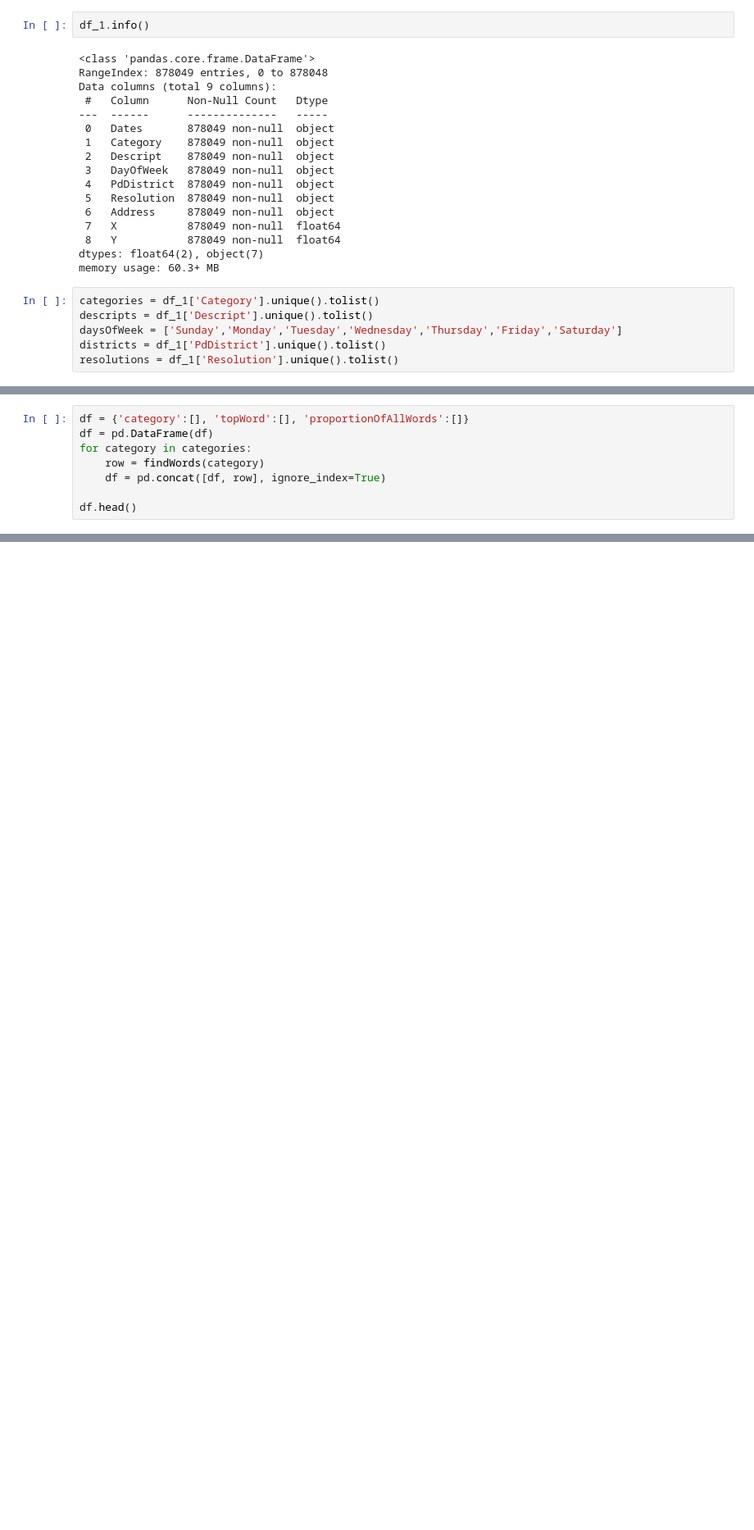
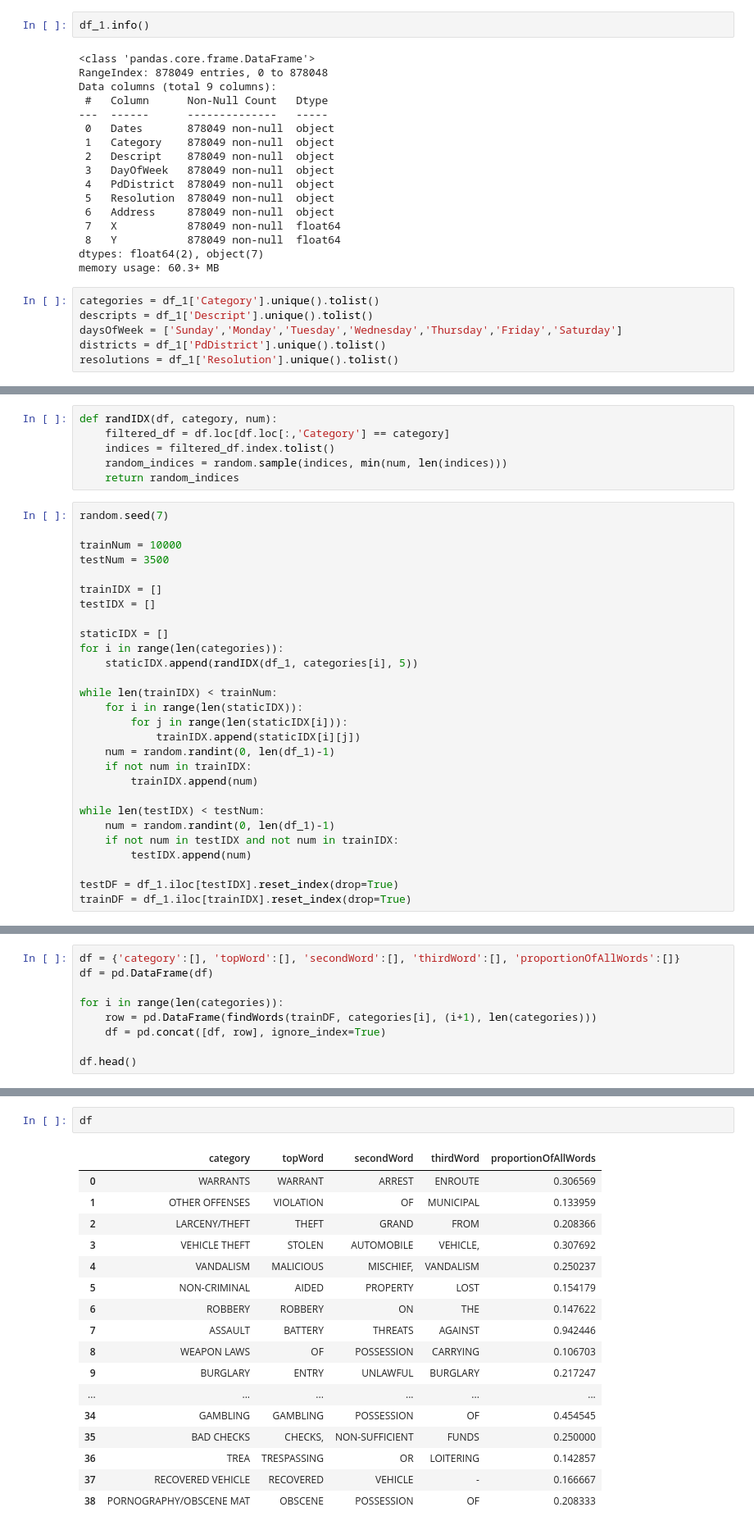
Before and after one commit to ZachMajernik/DataScience2, a Jupyter notebook: Predict/CategoricalOutput.ipynb, the cells around one changed output, grey strips where cells are left out. Shown: that part at 82% size. Cells and saved outputs as stored; diff of their text form; blank space fills up the shorter version.

```diff
--- a/Predict/CategoricalOutput.ipynb
+++ b/Predict/CategoricalOutput.ipynb
@@ -110 +59,35 @@ len(categories)
+# %%
+def randIDX(df, category, num):
+    filtered_df = df.loc[df.loc[:,'Category'] == category]
+    indices = filtered_df.index.tolist()
+    random_indices = random.sample(indices, min(num, len(indices)))
+    return random_indices
+# %%
+random.seed(7)
+
+trainNum = 10000
+testNum = 3500
+
+trainIDX = []
+testIDX = []
+
+staticIDX = []
+for i in range(len(categories)):
+    staticIDX.append(randIDX(df_1, categories[i], 5))
+
+while len(trainIDX) < trainNum:
+    for i in range(len(staticIDX)):
+        for j in range(len(staticIDX[i])):
+            trainIDX.append(staticIDX[i][j])
+    num = random.randint(0, len(df_1)-1)
+    if not num in trainIDX:
+        trainIDX.append(num)
+
+while len(testIDX) < testNum:
+    num = random.randint(0, len(df_1)-1)
+    if not num in testIDX and not num in trainIDX:
+        testIDX.append(num)
+
+testDF = df_1.iloc[testIDX].reset_index(drop=True)
+trainDF = df_1.iloc[trainIDX].reset_index(drop=True)
 # %%
@@ -141,8 +155,9 @@ def findWords(category):
 # %%
-df = {'category':[], 'topWord':[], 'proportionOfAllWords':[]}
+df = {'category':[], 'topWord':[], 'secondWord':[], 'thirdWord':[], 'proportionOfAllWords':[]}
 df = pd.DataFrame(df)
-for category in categories:
-    row = findWords(category)
+
+for i in range(len(categories)):
+    row = pd.DataFrame(findWords(trainDF, categories[i], (i+1), len(categories)))
     df = pd.concat([df, row], ignore_index=True)
 
 df.head()
@@ -150,0 +172,20 @@ KeyboardInterrupt:
+# %%
+df
+# %% [output]
+|  | category | topWord | secondWord | thirdWord | proportionOfAllWords |
+| 0 | WARRANTS | WARRANT | ARREST | ENROUTE | 0.306569 |
+| 1 | OTHER OFFENSES | VIOLATION | OF | MUNICIPAL | 0.133959 |
+| 2 | LARCENY/THEFT | THEFT | GRAND | FROM | 0.208366 |
+| 3 | VEHICLE THEFT | STOLEN | AUTOMOBILE | VEHICLE, | 0.307692 |
+| 4 | VANDALISM | MALICIOUS | MISCHIEF, | VANDALISM | 0.250237 |
+| 5 | NON-CRIMINAL | AIDED | PROPERTY | LOST | 0.154179 |
+| 6 | ROBBERY | ROBBERY | ON | THE | 0.147622 |
+| 7 | ASSAULT | BATTERY | THREATS | AGAINST | 0.942446 |
+| 8 | WEAPON LAWS | OF | POSSESSION | CARRYING | 0.106703 |
+| 9 | BURGLARY | ENTRY | UNLAWFUL | BURGLARY | 0.217247 |
+| ... | ... | ... | ... | ... | ... |
+| 34 | GAMBLING | GAMBLING | POSSESSION | OF | 0.454545 |
+| 35 | BAD CHECKS | CHECKS, | NON-SUFFICIENT | FUNDS | 0.250000 |
+| 36 | TREA | TRESPASSING | OR | LOITERING | 0.142857 |
+| 37 | RECOVERED VEHICLE | RECOVERED | VEHICLE | - | 0.166667 |
+| 38 | PORNOGRAPHY/OBSCENE MAT | OBSCENE | POSSESSION | OF | 0.208333 |
```
Also changed, not shown: parts of 10 cells of this notebook, 3 other files.
